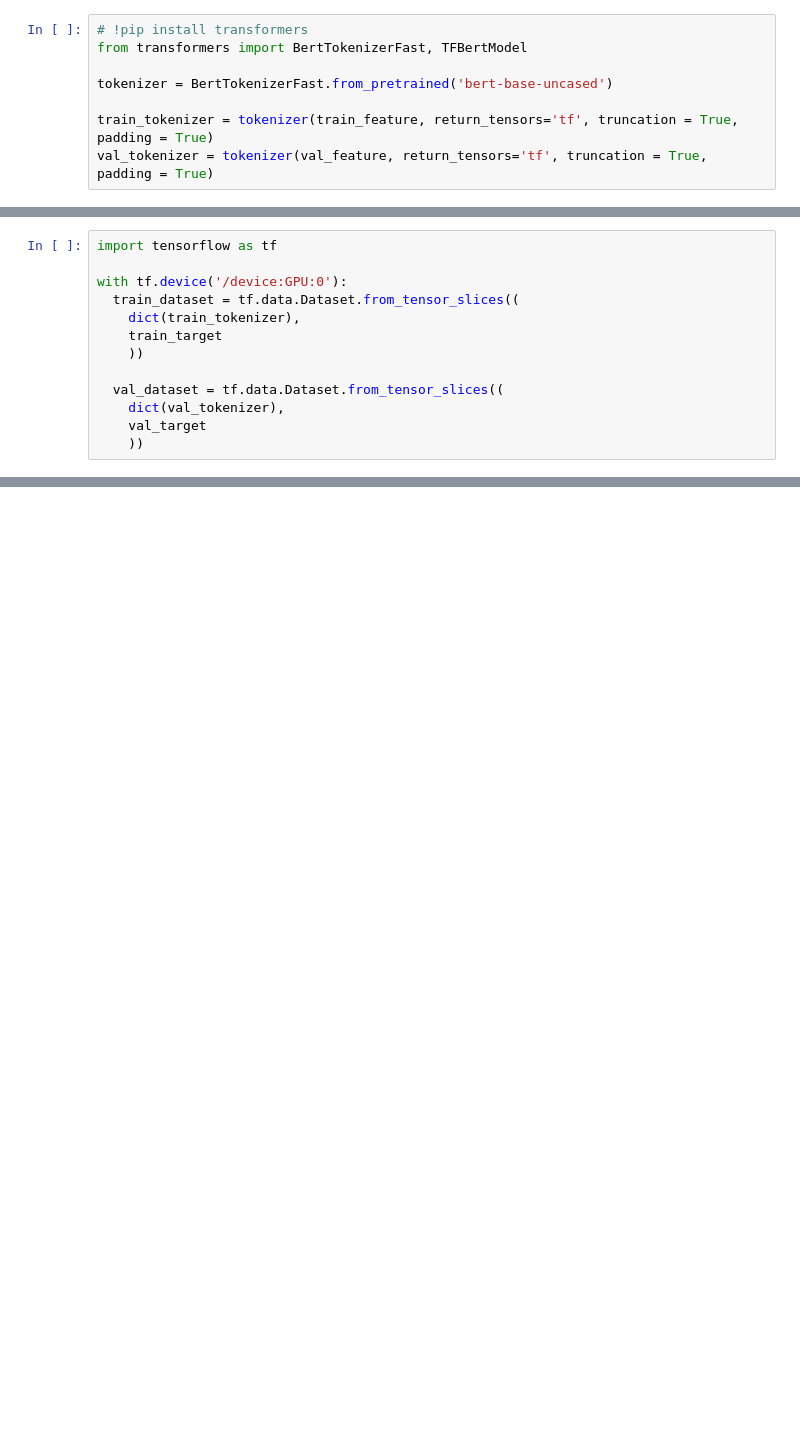
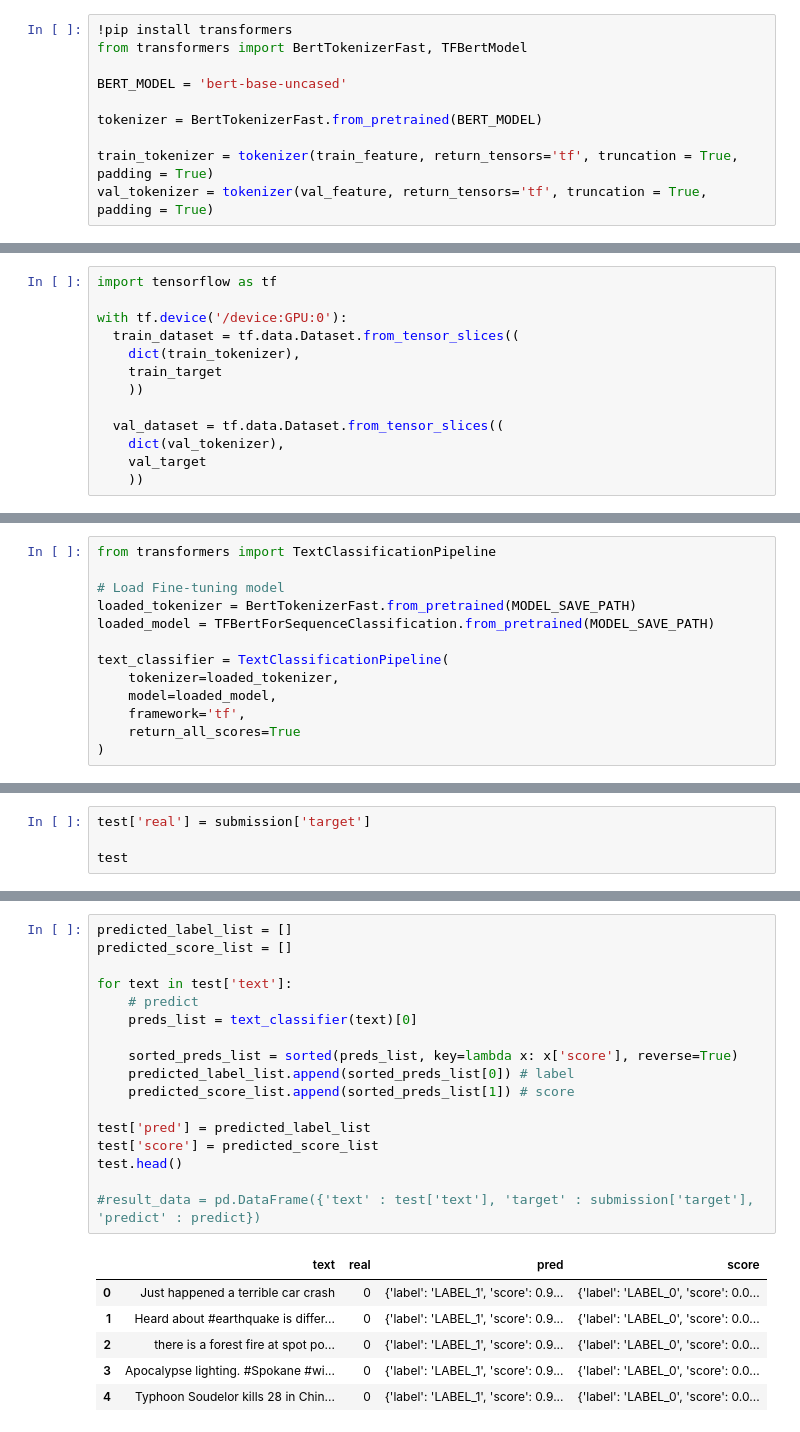
Before and after one commit to junior825/BERT, a Jupyter notebook: Natural_Language_Processing_with_Disaster_Tweets.ipynb, the cells around one changed output, grey strips where cells are left out. Saved outputs shown, nothing was run; the diff lists cells and outputs as text; blank space fills up the shorter version.

```diff
--- a/Natural_Language_Processing_with_Disaster_Tweets.ipynb
+++ b/Natural_Language_Processing_with_Disaster_Tweets.ipynb
@@ -153,10 +157,12 @@ print(train_feature[0])
 # %% [output]
 Cuban leader extends sympathy to Vietnam over flooding at http t co xLq8G6vb2r
 # %%
-# !pip install transformers
+!pip install transformers
 from transformers import BertTokenizerFast, TFBertModel
 
-tokenizer = BertTokenizerFast.from_pretrained('bert-base-uncased')
+BERT_MODEL = 'bert-base-uncased'
+
+tokenizer = BertTokenizerFast.from_pretrained(BERT_MODEL)
 
 train_tokenizer = tokenizer(train_feature, return_tensors='tf', truncation = True, padding = True)
 val_tokenizer = tokenizer(val_feature, return_tensors='tf', truncation = True, padding = True)
@@ -207,0 +251,13 @@ model = TFBertModel.from_pretrained("bert-base-uncased")
+# %%
+from transformers import TextClassificationPipeline
+
+# Load Fine-tuning model
+loaded_tokenizer = BertTokenizerFast.from_pretrained(MODEL_SAVE_PATH)
+loaded_model = TFBertForSequenceClassification.from_pretrained(MODEL_SAVE_PATH)
+
+text_classifier = TextClassificationPipeline(
+    tokenizer=loaded_tokenizer,
+    model=loaded_model,
+    framework='tf',
+    return_all_scores=True
+)
@@ -207,0 +270,4 @@ model = TFBertModel.from_pretrained("bert-base-uncased")
+# %%
+test['real'] = submission['target']
+
+test
@@ -207,0 +288,24 @@ model = TFBertModel.from_pretrained("bert-base-uncased")
+# %%
+predicted_label_list = []
+predicted_score_list = []
+
+for text in test['text']:
+    # predict
+    preds_list = text_classifier(text)[0]
+
+    sorted_preds_list = sorted(preds_list, key=lambda x: x['score'], reverse=True)
+    predicted_label_list.append(sorted_preds_list[0]) # label
+    predicted_score_list.append(sorted_preds_list[1]) # score
+
+test['pred'] = predicted_label_list
+test['score'] = predicted_score_list
+test.head()
+
+#result_data = pd.DataFrame({'text' : test['text'], 'target' : submission['target'], 'predict' : predict})
+# %% [output]
+|  | text | real | pred | score |
+| 0 | Just happened a terrible car crash | 0 | {'label': 'LABEL_1', 'score': 0.9... | {'label': 'LABEL_0', 'score': 0.0... |
+| 1 | Heard about #earthquake is differ... | 0 | {'label': 'LABEL_1', 'score': 0.9... | {'label': 'LABEL_0', 'score': 0.0... |
+| 2 | there is a forest fire at spot po... | 0 | {'label': 'LABEL_1', 'score': 0.9... | {'label': 'LABEL_0', 'score': 0.0... |
+| 3 | Apocalypse lighting. #Spokane #wi... | 0 | {'label': 'LABEL_1', 'score': 0.9... | {'label': 'LABEL_0', 'score': 0.0... |
+| 4 | Typhoon Soudelor kills 28 in Chin... | 0 | {'label': 'LABEL_1', 'score': 0.9... | {'label': 'LABEL_0', 'score': 0.0... |
```
Also changed, not shown: parts of 10 cells of this notebook.
